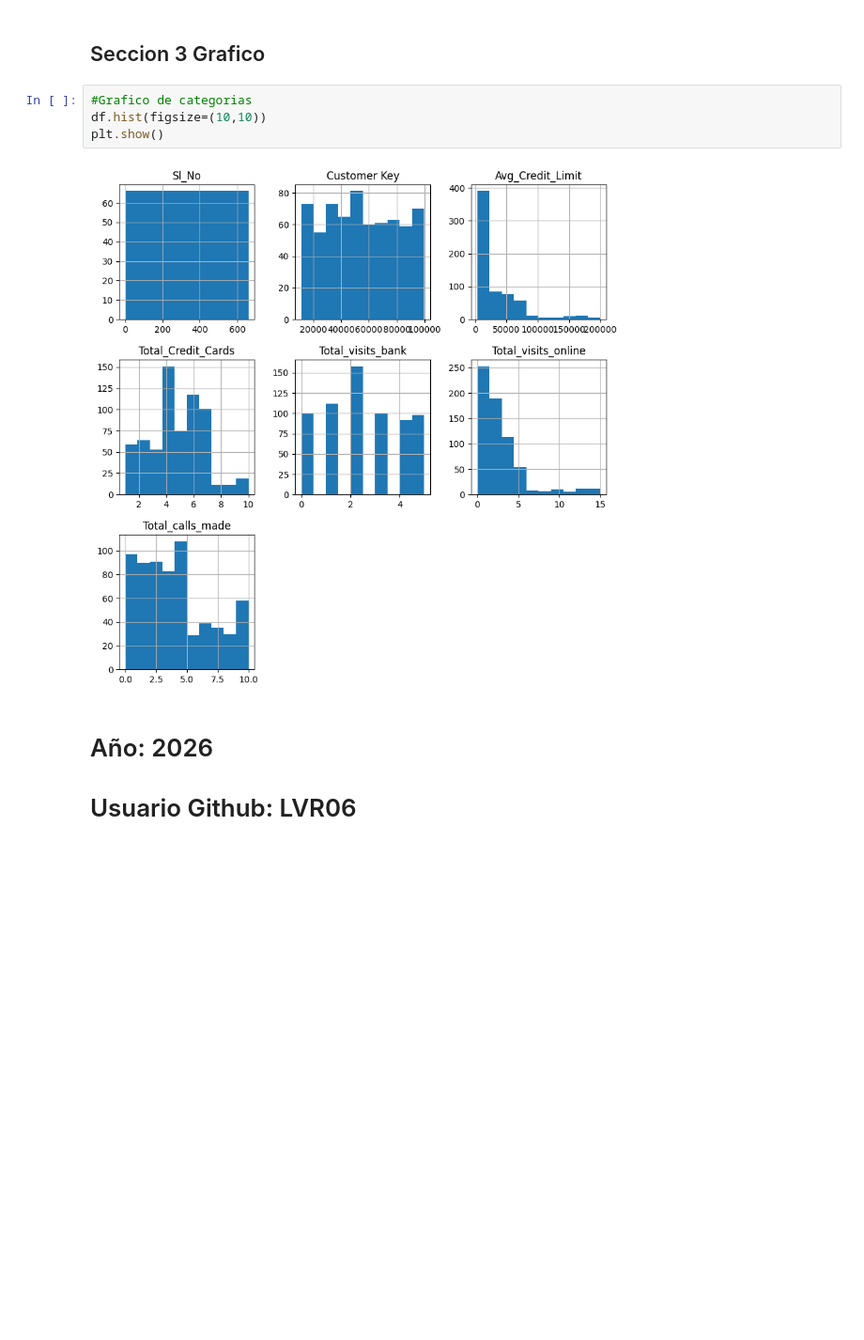
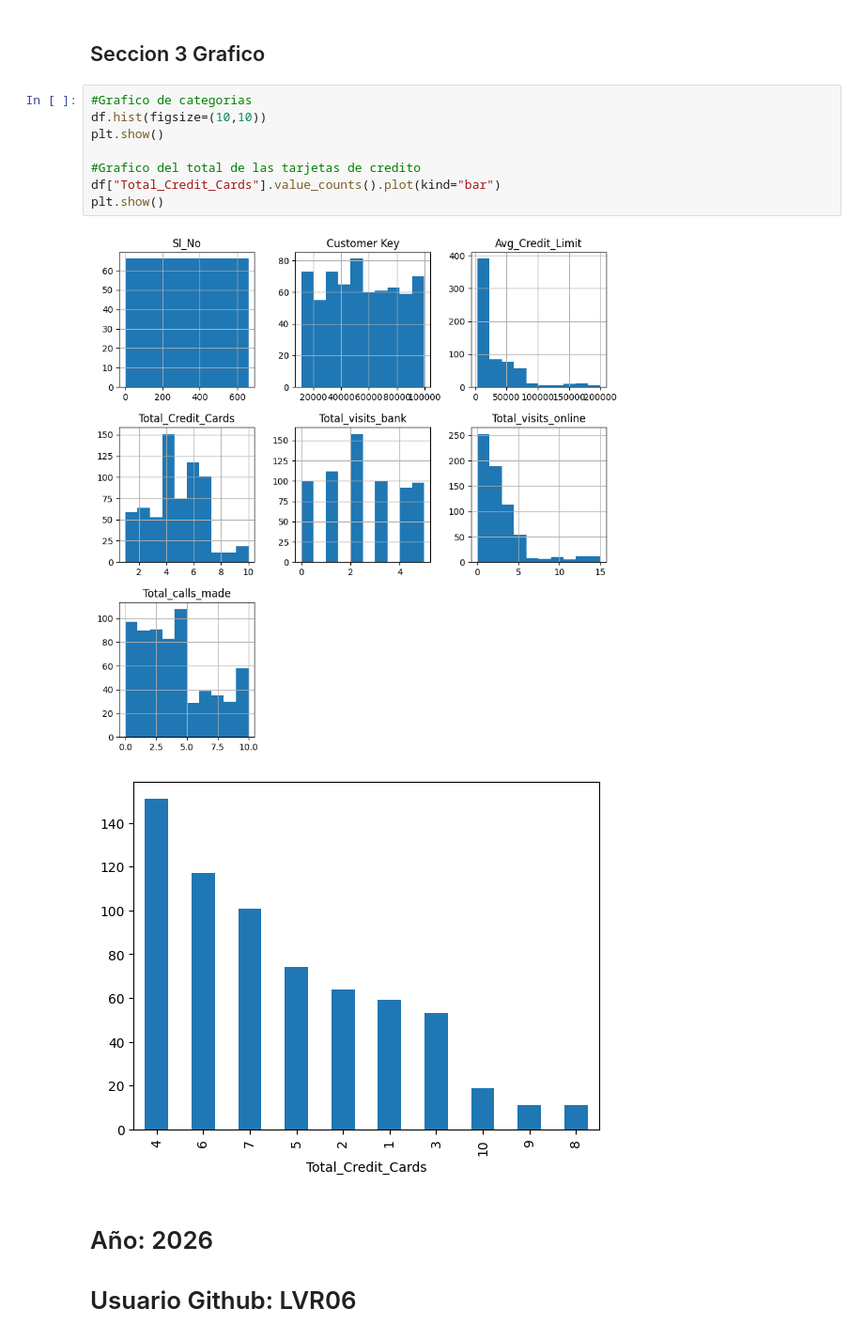
Before and after one commit to LVR06/Proyecto-semana-7, a Jupyter notebook: primer_notebook.ipynb, the cells around one changed output. Shown at 94% size. Cells and saved outputs as stored; diff of their text form; blank space fills up the shorter version.

```diff
--- a/primer_notebook.ipynb
+++ b/primer_notebook.ipynb
@@ -19,9 +42,14 @@ df.describe().round(1)
 # %%
 #Grafico de categorias
 df.hist(figsize=(10,10))
 plt.show()
+
+#Grafico del total de las tarjetas de credito
+df["Total_Credit_Cards"].value_counts().plot(kind="bar")
+plt.show()
 # %% [output]
 [figure]
+[figure, added]
 # %% [markdown]
 # Año: 2026
 # Usuario Github: LVR06
```
Also changed, not shown: parts of 2 cells of this notebook.
